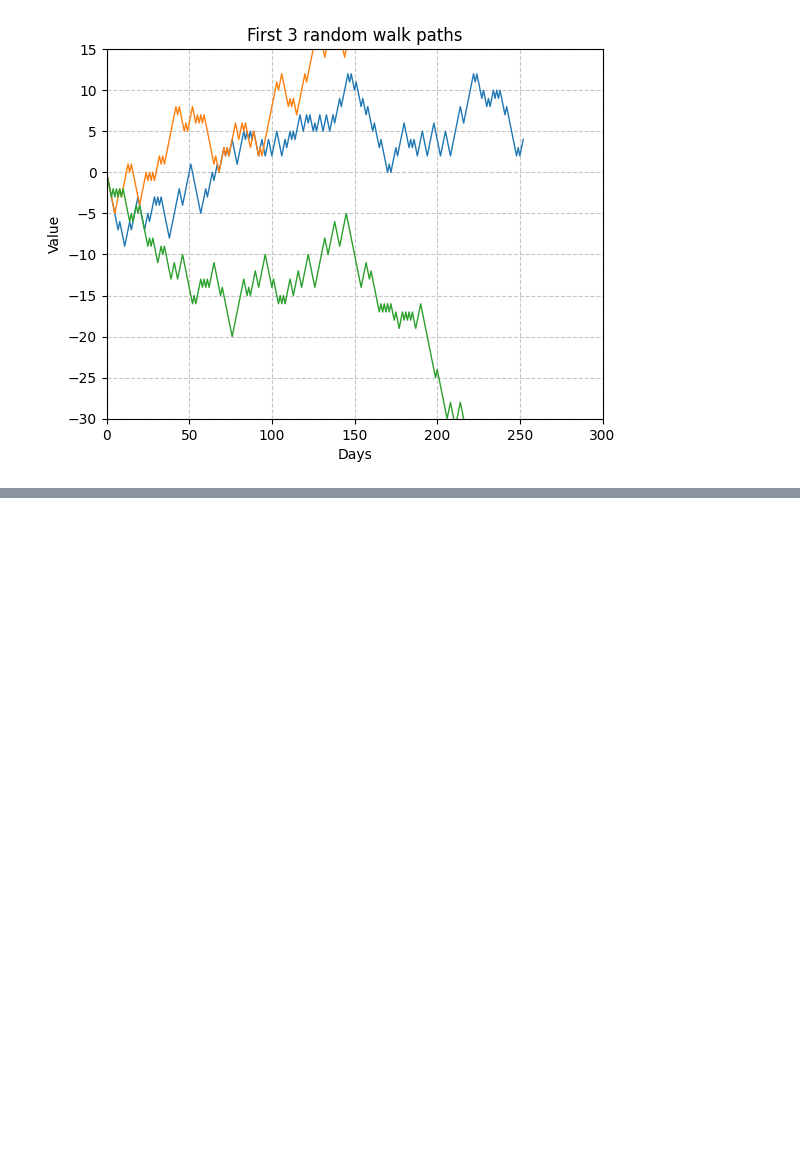
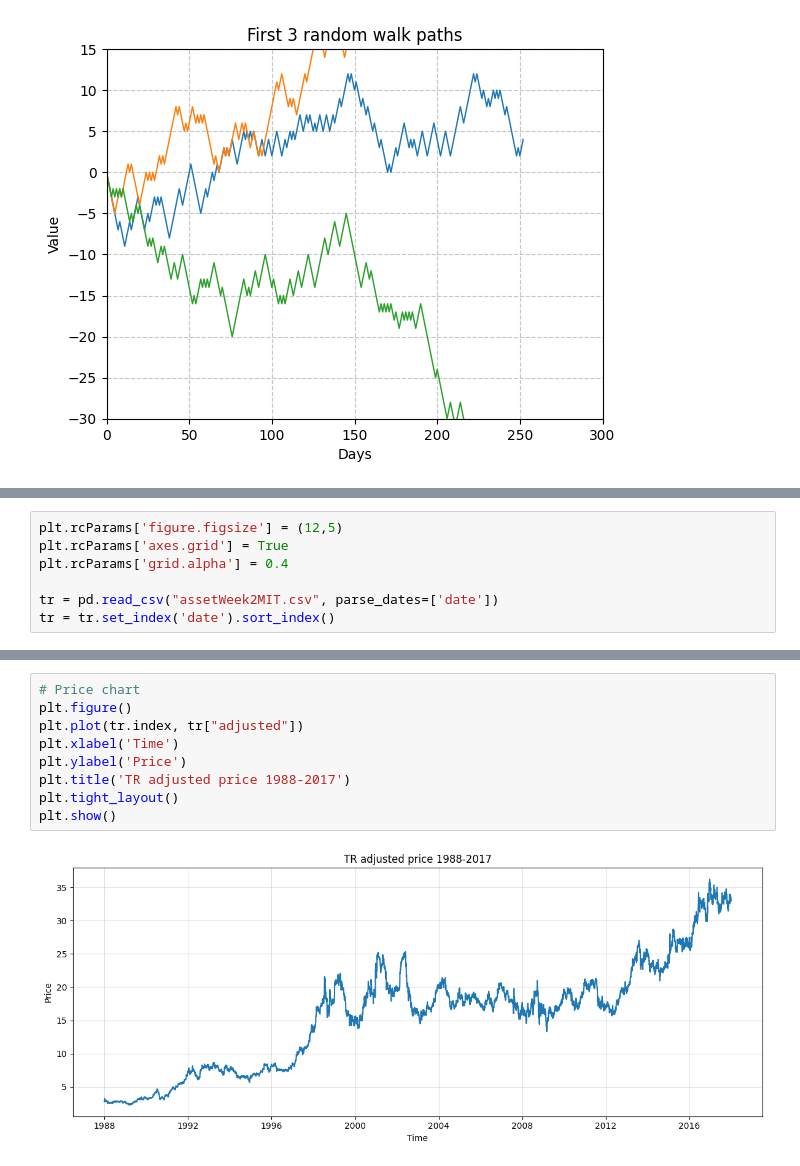
Before and after one commit to 1021114Carlos/MIT_MM_Finance, a Jupyter notebook: Courses/Mathematical_Methods_Quantitative_Finance/M2_Discrete time stochastic.ipynb, the cells around one changed output, grey strips where cells are left out. Saved outputs shown, nothing was run; the diff lists cells and outputs as text; blank space fills up the shorter version.

Commit message:
graphs

```diff
--- a/Courses/Mathematical_Methods_Quantitative_Finance/M2_Discrete time stochastic.ipynb
+++ b/Courses/Mathematical_Methods_Quantitative_Finance/M2_Discrete time stochastic.ipynb
@@ -57,0 +69,7 @@ plt.show()
+# %%
+plt.rcParams['figure.figsize'] = (12,5)
+plt.rcParams['axes.grid'] = True
+plt.rcParams['grid.alpha'] = 0.4
+
+tr = pd.read_csv("assetWeek2MIT.csv", parse_dates=['date'])
+tr = tr.set_index('date').sort_index()
@@ -57,0 +88,11 @@ plt.show()
+# %%
+# Price chart
+plt.figure()
+plt.plot(tr.index, tr["adjusted"])
+plt.xlabel('Time')
+plt.ylabel('Price')
+plt.title('TR adjusted price 1988-2017')
+plt.tight_layout()
+plt.show()
+# %% [output]
+[figure, added]
```
Also changed, not shown: parts of 15 cells of this notebook.
